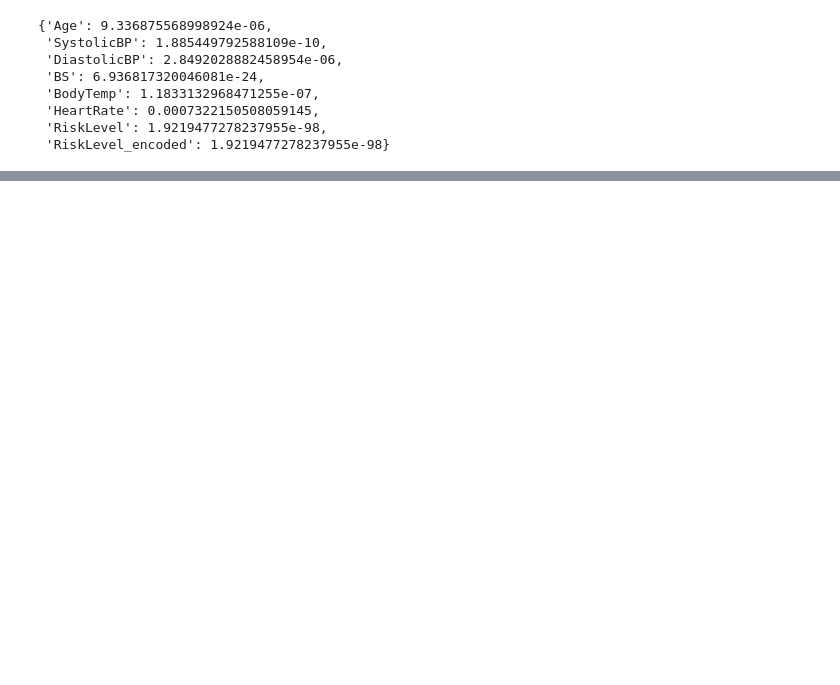
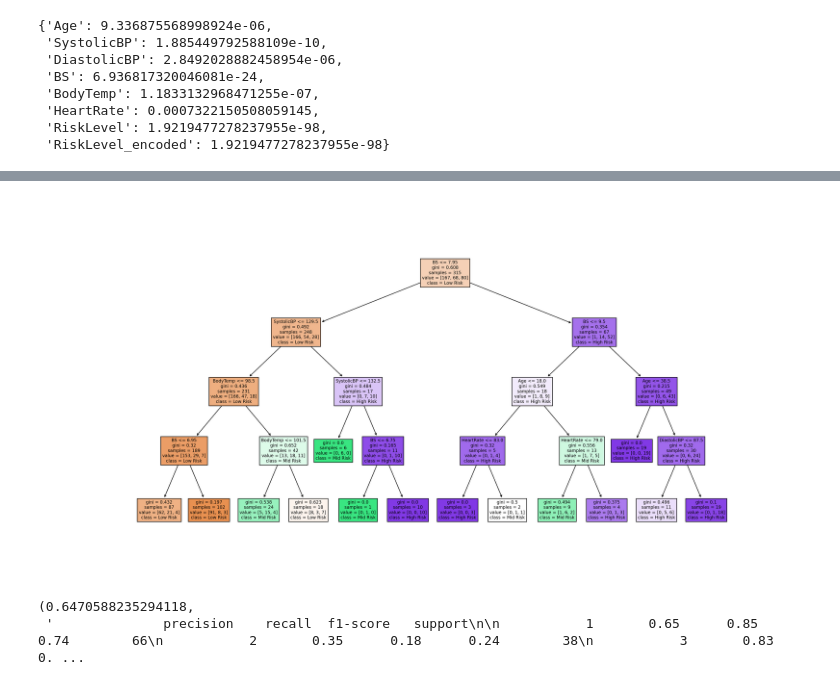
Before and after one commit to aaresild/maternal-health-risk, a Jupyter notebook: Projekt_Maternal_Risk_Health_Mari.ipynb, the cells around one changed output, grey strips where cells are left out. Cells and saved outputs as stored; diff of their text form; code cells hidden in the pictures; blank space fills up the shorter version.

```diff
--- a/Projekt_Maternal_Risk_Health_Mari.ipynb
+++ b/Projekt_Maternal_Risk_Health_Mari.ipynb
@@ -463,0 +472,38 @@ accuracy, classification_report_output
+# %%
+#decisiontree duplikaatideta
+from sklearn.tree import DecisionTreeClassifier
+from sklearn.metrics import accuracy_score, classification_report
+from sklearn.model_selection import train_test_split
+from sklearn.preprocessing import LabelEncoder
+import pandas as pd
+
+# Splitting the data into features (X) and target (y)
+X = cleaned_data.drop(['RiskLevel', 'RiskLevel_encoded'], axis=1)
+y = cleaned_data['RiskLevel_encoded']
+
+# Splitting the dataset into training and testing sets
+X_train, X_test, y_train, y_test = train_test_split(X, y, test_size=0.3, random_state=42)
+
+# Training a Decision Tree Classifier
+dt_classifier = DecisionTreeClassifier(max_depth=4, random_state=42)
+dt_classifier.fit(X_train, y_train)
+
+#Converting feature names to a list
+feature_names_list = list(X.columns)
+
+# Plotting the decision tree with the corrected feature names
+plt.figure(figsize=(20,10))
+plot_tree(dt_classifier, feature_names=feature_names_list, class_names=['Low Risk', 'Mid Risk', 'High Risk'], filled=True)
+plt.show()
+# Predicting on the test set
+y_pred = dt_classifier.predict(X_test)
+
+# Calculating accuracy and other performance metrics
+accuracy = accuracy_score(y_test, y_pred)
+classification_report_output = classification_report(y_test, y_pred)
+
+accuracy, classification_report_output
+# %% [output]
+[figure, added]
+(0.6470588235294118,
+ '              precision    recall  f1-score   support\n\n           1       0.65      0.85      0.74        66\n           2       0.35      0.18      0.24        38\n           3       0.83      0. ...
```
Also changed, not shown: parts of 3 cells of this notebook, 2 other files.
